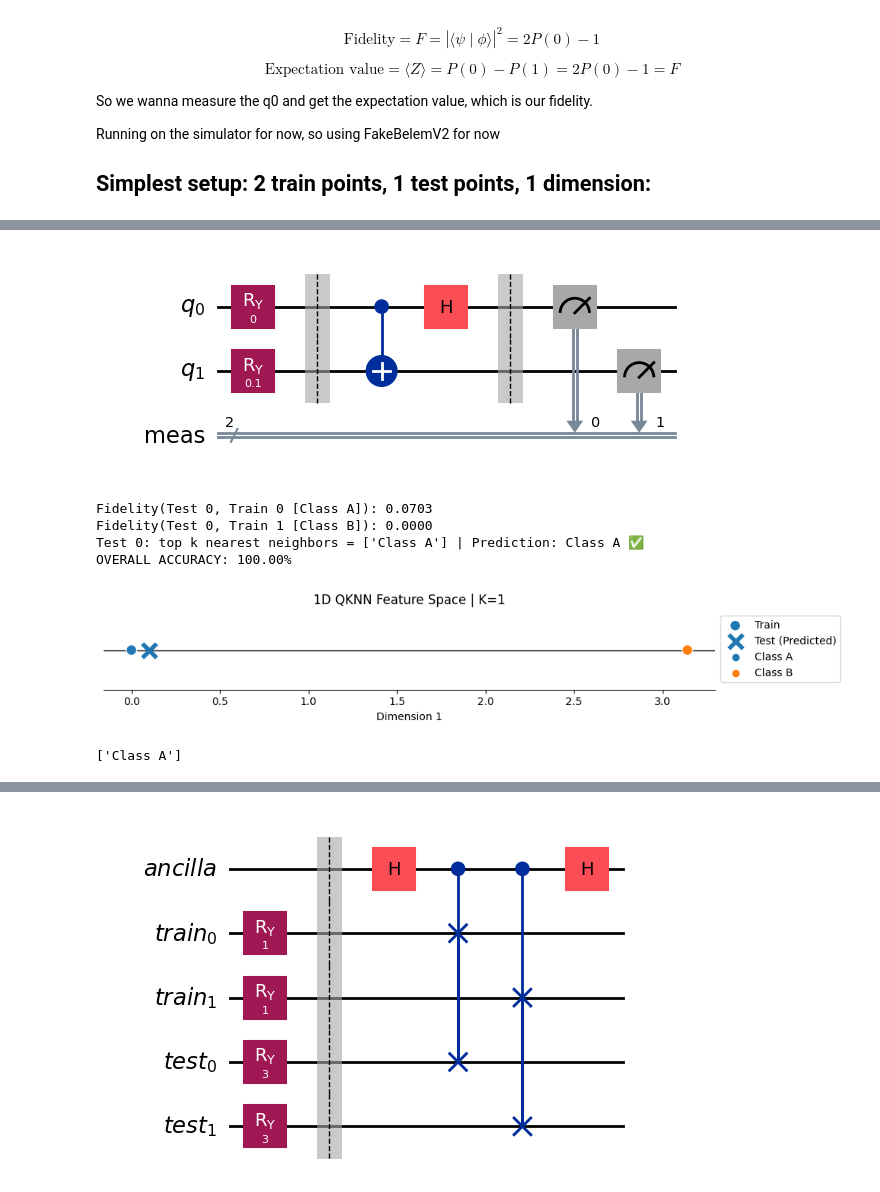
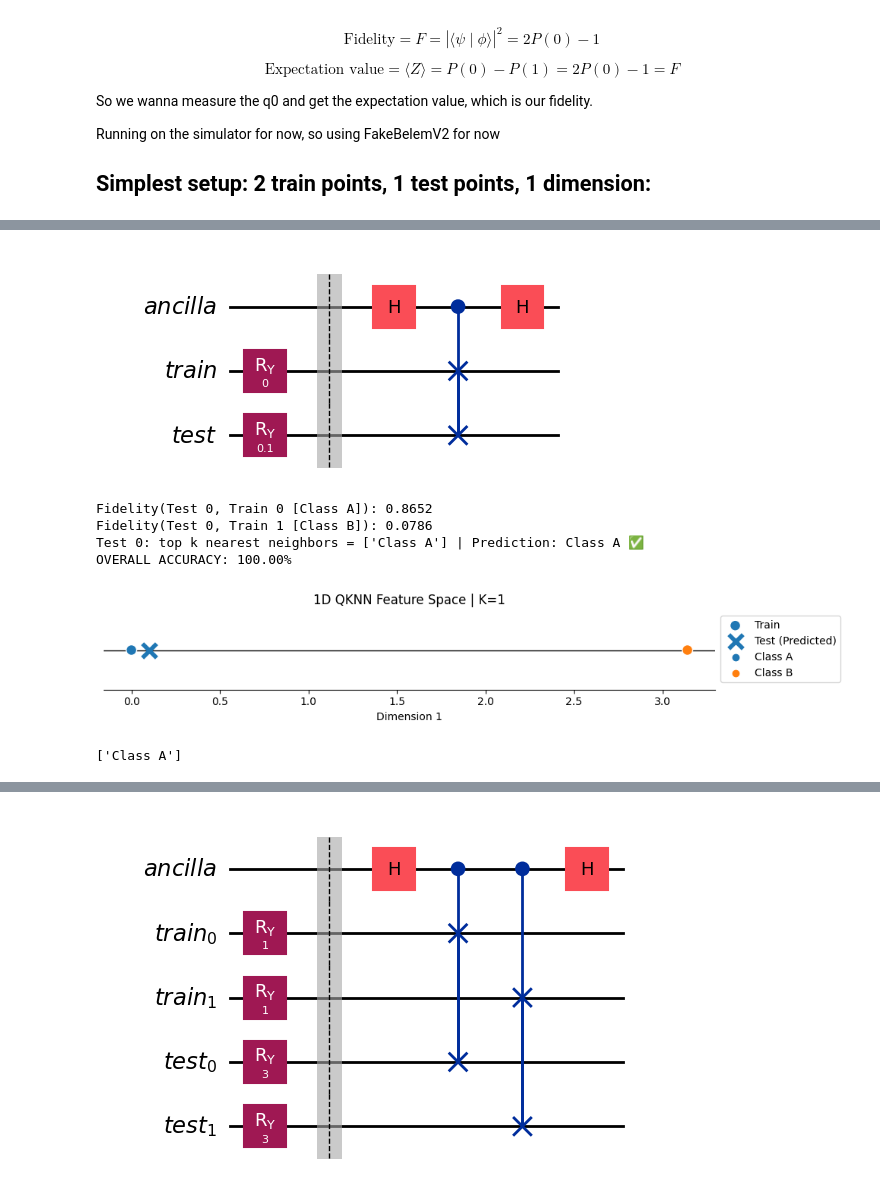
Before and after one commit to Aadipat/QuantumEngineeringProjectGroup8, a Jupyter notebook: simplest_swap_test.ipynb, the cells around one changed output, grey strips where cells are left out. Saved outputs shown, nothing was run; the diff lists cells and outputs as text; code cells hidden in the pictures.

```diff
--- a/simplest_swap_test.ipynb
+++ b/simplest_swap_test.ipynb
@@ -43,8 +43,6 @@ from typing import List, Tuple
 from sklearn.datasets import load_iris
 from sklearn.preprocessing import MinMaxScaler
 from sklearn.model_selection import train_test_split
-from qiskit_ibm_runtime import QiskitRuntimeService
-from qiskit_ibm_runtime import SamplerV2
 
 def visualize_1d(train_data, train_labels, test_data):
     unique_labels = sorted(list(set(train_labels)))
@@ -73,7 +71,7 @@ def visualize_1d(train_data, train_labels, test_data):
     plt.show()
 
 def compute_fidelity_1d(train_val, test_val):
-    qc = QuantumCircuit(3, 1) # 1 for ancilla, 1 for 1 dimension train data, 1 for 1 dimension test data
+    qc = QuantumCircuit(3) # 1 for ancilla, 1 for 1 dimension train data, 1 for 1 dimension test data
 
     # 1. Encoding
     qc.ry(train_val, 1)
@@ -85,14 +83,10 @@ def compute_fidelity_1d(train_val, test_val):
     qc.cswap(0, 1, 2)
     qc.h(0)
 
-    qc.measure(0, 0)
-
-    display(qc.draw('mpl'))
-    # print(qc.draw('latex_source'))
+    display(qc.draw("mpl"))
 
     isa = pm.run(qc)
-    display(isa.draw('mpl'))
-    #print(isa.draw('latex_source'))
+    display(isa.draw("mpl"))
     obs = observable.apply_layout(isa.layout)
     estimator = EstimatorV2(backend)
     job = estimator.run([(isa, obs)], precision=0.01)
@@ -193,53 +187,36 @@ def get_initialization_circuits(qknn_input: QKNNInput, train_i: int, test_i: int
             return encode_classical_data(train[train_i]), encode_classical_data(test[test_i])
 
 def compute_fidelity(train_init, test_init, show_circuit, backend):
-    # Number of qubits per state (e.g., 1 for your current data)
-    n = train_init.num_qubits
-    total_qubits = 2 * n
+    n_qubits = max(train_init.num_qubits, test_init.num_qubits)
 
-    # Use a single flat register for simplicity
-    qc = QuantumCircuit(total_qubits)
+    ancilla = QuantumRegister(1, name="ancilla")
+    reg_a = QuantumRegister(n_qubits, name="train")
+    reg_b = QuantumRegister(n_qubits, name="test")
+    qc = QuantumCircuit(ancilla, reg_a, reg_b)
 
     # 1. State Preparation
-    # Place train state on qubits [0...n-1] and test state on [n...2n-1]
-    qc.compose(train_init, qubits=range(n), inplace=True)
-    qc.compose(test_init, qubits=range(n, 2 * n), inplace=True)
+    qc.compose(train_init, qubits=reg_a, inplace=True)
+    qc.compose(test_init, qubits=reg_b, inplace=True)
     qc.barrier()
 
-    # 2. Destructive SWAP Test (Bell Measurement)
-    # This replaces the CSWAP. It's much 'lighter' for the hardware.
-    for i in range(n):
-        qc.cx(i, i + n)
-        qc.h(i)
-
-    qc.measure_all()
+    # 2. SWAP Test
+    qc.h(ancilla)
+    for i in range(n_qubits):
+        qc.cswap(ancilla[0], reg_a[i], reg_b[i])
+    qc.h(ancilla)
 
     if show_circuit:
         display(qc.draw("mpl"))
 
-    # 3. Transpile specifically for the hardware
-    pm = generate_preset_pass_manager(backend=backend, optimization_level=3)
+    observable = SparsePauliOp("I" * (2 * n_qubits) + "Z")
+    pm = generate_preset_pass_manager(backend=backend, optimization_level=1)
     isa_circuit = pm.run(qc)
+    isa_observable = observable.apply_layout(isa_circuit.layout)
+    estimator = EstimatorV2(mode=backend)
+    job = estimator.run([(isa_circuit, isa_observable)])
+    result = job.result()[0].data.evs
 
-    # 4. Run on Hardware
-    sampler = SamplerV2(mode=backend)
-    job = sampler.run([isa_circuit])
-    result = job.result()[0].data.meas.get_counts()
-
-    # 5. Calculate Fidelity
-    # For the destructive test, fidelity is the probability of
-    # measuring an even parity (00 or 11) for all pairs.
-    total_shots = sum(result.values())
-
-    # Logic for 1-qubit comparison (most common for simple QKNN)
-    # Probability of measuring 00 or 11
-    success_counts = result.get('00', 0) + result.get('11', 0)
-    prob_success = success_counts / total_shots
-
-    # Fidelity |<psi|phi>|^2 = 2 * P(even_parity) - 1
-    fidelity = 2 * prob_success - 1
-
-    return max(0, fidelity)
+    return float(result)
 
 def qknn(qknn_input: QKNNInput, train_labels, K=1, test_labels=None, backend=FakeGuadalupeV2(), show_circuit=True):
     predictions = []
@@ -260,36 +237,36 @@ def qknn(qknn_input: QKNNInput, train_labels, K=1, test_labels=None, backend=Fak
         fidelities.sort(key=lambda x: x[0], reverse=True)
         top_k_labels = [label for fid, label in fidelities[:K]]
         prediction = Counter(top_k_labels).most_common(1)[0][0]
         predictions.append(prediction)
 
         status = ""
         if test_labels:
             if prediction == test_labels[i]:
                 status = " ✅"
             else:
                 status = f" - Actual: {test_labels[i]} ❌"
 
         print(f"Test {i}: top k nearest neighbors = {top_k_labels} | Prediction: {prediction}{status}")
 
     if test_labels:
         correct = sum(1 for p, a in zip(predictions, test_labels) if p == a)
         print(f"OVERALL ACCURACY: {(correct/num_test)*100:.2f}%")
 
     if isinstance(qknn_input, ClassicalInput):
         visualize_data(qknn_input.train, train_labels, qknn_input.test, predictions, K)
 
     return predictions
 
 train_data = [np.array([0.0]), np.array([np.pi])]
 train_labels = ["Class A", "Class B"]
 test_labels = ["Class A"]
 test_data = [np.array([0.1])]
 
 qknn(ClassicalInput(train=train_data, test=test_data), train_labels, test_labels=test_labels)
 # %% [output]
-[figure, old version]
+[figure, new version]
-Fidelity(Test 0, Train 0 [Class A]): 0.0703
-Fidelity(Test 0, Train 1 [Class B]): 0.0000
+Fidelity(Test 0, Train 0 [Class A]): 0.8652
+Fidelity(Test 0, Train 1 [Class B]): 0.0786
 Test 0: top k nearest neighbors = ['Class A'] | Prediction: Class A ✅
 OVERALL ACCURACY: 100.00%
 [figure]
```
Also changed, not shown: parts of 4 cells of this notebook.
